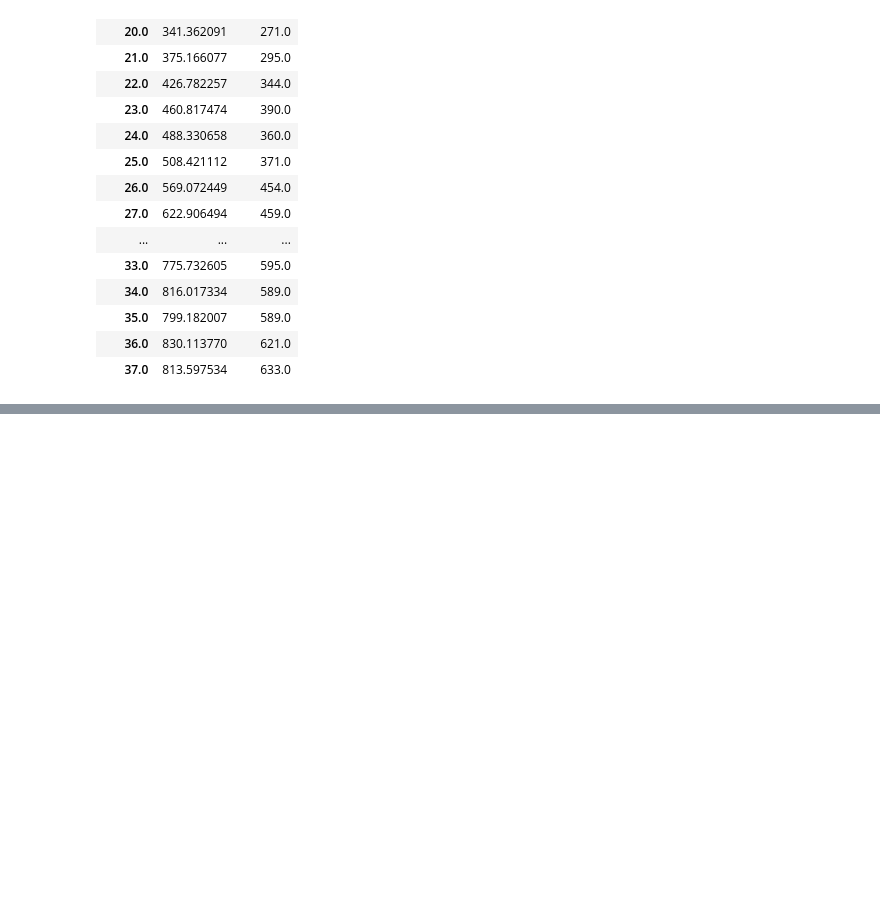
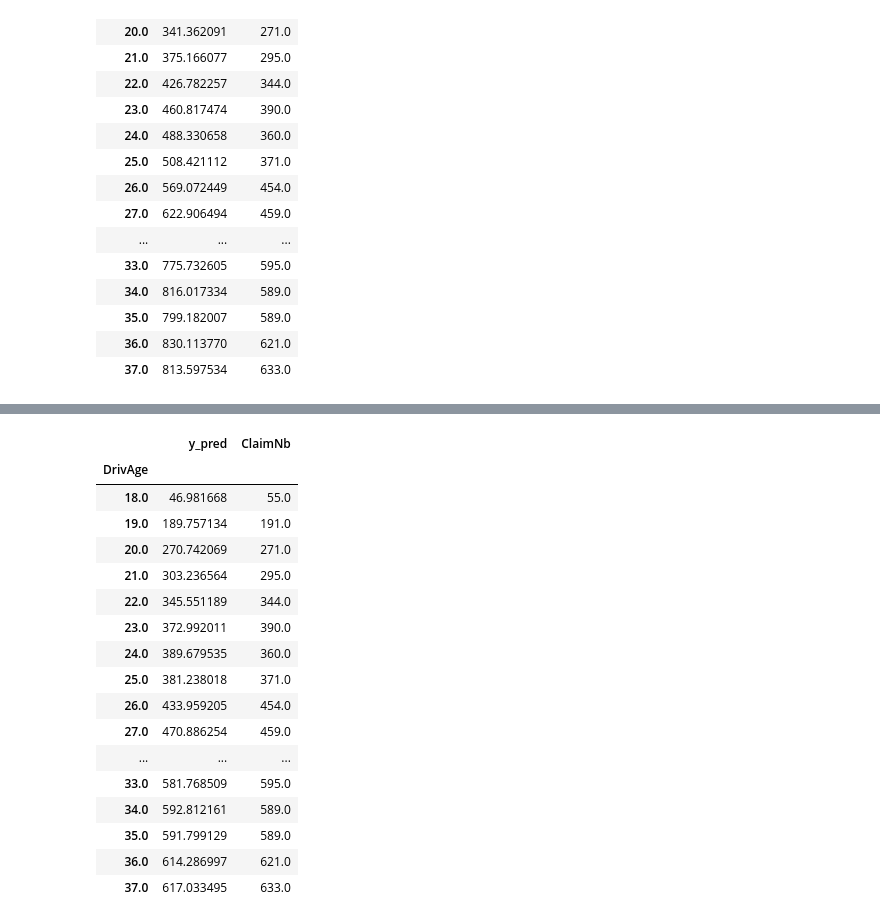
Before and after one commit to imfilip/freq_model, a Jupyter notebook: notebooks/modeling/2.BuildingModels.ipynb, the cells around one changed output, grey strips where cells are left out. Cells and saved outputs as stored; diff of their text form; code cells hidden in the pictures; blank space fills up the shorter version.

```diff
--- a/notebooks/modeling/2.BuildingModels.ipynb
+++ b/notebooks/modeling/2.BuildingModels.ipynb
@@ -500,18 +541,20 @@ new_train.groupby('DrivAge')[['y_pred', 'ClaimNb']].sum().head(20)
 | 37.0 | 813.597534 | 633.0 |
 # %%
 model_class = XGBRegressor
-params = {
-    'seed':0,
-    'n_estimators':1000,
-    'objective':'count:poisson',
-    'eval_metric':'poisson-nloglik',
-    'learning_rate':0.01,
-    'max_depth':6,
-    'subsample':0.8,
-    'colsample_bytree':0.8,
-    'min_child_weight':1,
-    'gamma':0.1,
-}
+# params = {
+#     'seed':0,
+#     'n_estimators':1000,
+#     'objective':'count:poisson',
+#     'eval_metric':'poisson-nloglik',
+#     'learning_rate':0.01,
+#     'max_depth':6,
+#     'subsample':0.8,
+#     'colsample_bytree':0.8,
+#     'min_child_weight':1,
+#     'gamma':0.1,
+# }
+params = best_params
+params['early_stopping_rounds'] = None
 
 model, (summary, X_train_pred, X_test_pred) = train_and_evaluate_model(train, test, pipeline_features, model_class, params)
 # %%
@@ -518,0 +584,23 @@ freq_over_attribute_plot(X_train_pred, attribute='DrivAge', compare_to='predicti
+# %%
+new_train = train.copy()
+new_train['y_pred'] = model.predict(train) * new_train['Exposure']
+new_train.groupby('DrivAge')[['y_pred', 'ClaimNb']].sum().head(20)
+# %% [output]
+|  | y_pred | ClaimNb |
+| DrivAge |  |  |
+| 18.0 | 46.981668 | 55.0 |
+| 19.0 | 189.757134 | 191.0 |
+| 20.0 | 270.742069 | 271.0 |
+| 21.0 | 303.236564 | 295.0 |
+| 22.0 | 345.551189 | 344.0 |
+| 23.0 | 372.992011 | 390.0 |
+| 24.0 | 389.679535 | 360.0 |
+| 25.0 | 381.238018 | 371.0 |
+| 26.0 | 433.959205 | 454.0 |
+| 27.0 | 470.886254 | 459.0 |
+| ... | ... | ... |
+| 33.0 | 581.768509 | 595.0 |
+| 34.0 | 592.812161 | 589.0 |
+| 35.0 | 591.799129 | 589.0 |
+| 36.0 | 614.286997 | 621.0 |
+| 37.0 | 617.033495 | 633.0 |
```
Also changed, not shown: parts of 10 cells of this notebook.
